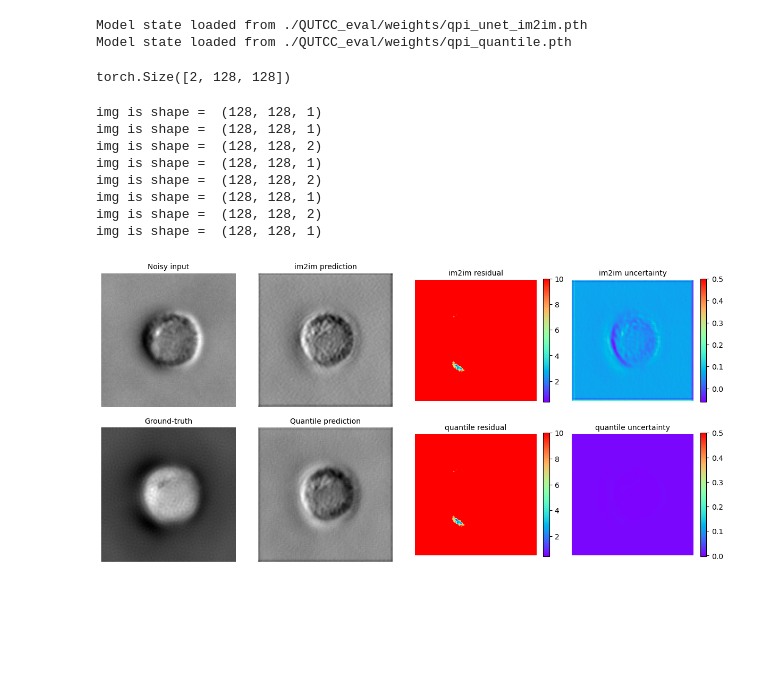
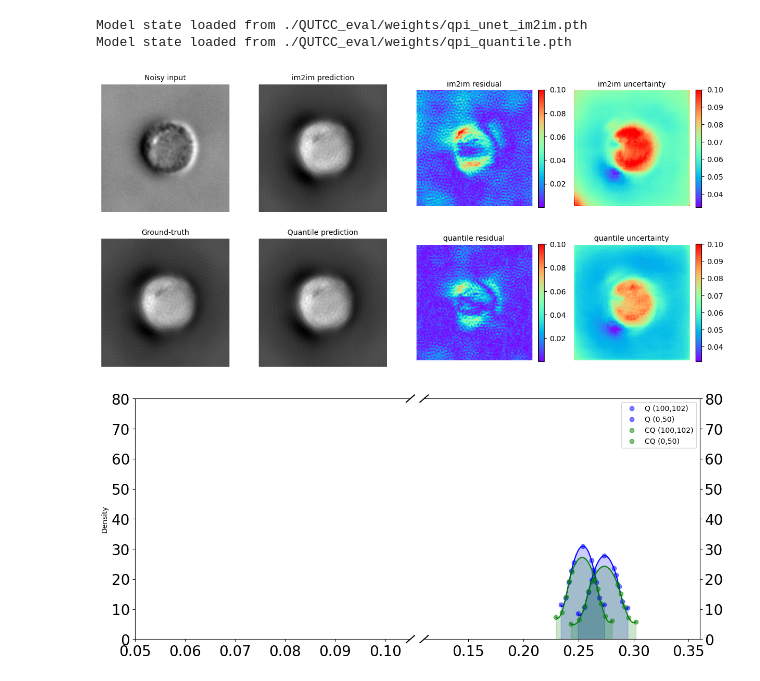
Before and after one commit to 25benjaminli/QUTCC-UQ, a Jupyter notebook: quickstart.ipynb, the cells around one changed output. Drawn from its saved outputs; the diff is of its cells as text; code cells hidden in the pictures; blank space fills up the shorter version.

```diff
--- a/quickstart.ipynb
+++ b/quickstart.ipynb
@@ -54,21 +54,21 @@ quantile_levels_conformal = config['quantile_levels_conformal']
 
 # #Load in clean/noisy image + tuned model checkpoint
 if experiment_name == "QPI":
-    noisy1 = torch.tensor(cv2.imread(config['noisy_img_1'], cv2.IMREAD_GRAYSCALE).astype(np.float32))
-    noisy2 = torch.tensor(cv2.imread(config['noisy_img_2'], cv2.IMREAD_GRAYSCALE).astype(np.float32))
-    noisy = torch.stack([noisy1, noisy2])
-    ground_truth = torch.tensor(cv2.imread(config['clean_img'], cv2.IMREAD_GRAYSCALE).astype(np.float32)).unsqueeze(0)
-    ground_truth = ground_truth.repeat(2, 1, 1)
+    noisy1 = torch.tensor(cv2.imread(config['noisy_img_1'], cv2.IMREAD_GRAYSCALE).astype(np.float32) / 255.0)
+    noisy2 = torch.tensor(cv2.imread(config['noisy_img_2'], cv2.IMREAD_GRAYSCALE).astype(np.float32) / 255.0)
+    noisy = torch.stack([noisy1, noisy2]).unsqueeze(0)
 
-    im2im_deep = create_model(net = "unet_im2im",in_channels = 2, device = device)
+    ground_truth = torch.tensor(cv2.imread(config['clean_img'], cv2.IMREAD_GRAYSCALE).astype(np.float32) / 255.0).unsqueeze(0)
+    ground_truth = ground_truth.repeat(2, 1, 1).unsqueeze(0)
+
+    im2im_deep = create_model(net = "unet_im2im", in_channels = 2, device = device)
     im2im_deep = load_model_state(im2im_deep, im2im_deep_path, device)
 
     qutcc = create_model(net = "unet_quantile", in_channels = 2, device = device)
     qutcc = load_model_state(qutcc, qutcc_path, device)
-
 else:
-    noisy = torch.tensor(cv2.imread(config['noisy_img'], cv2.IMREAD_GRAYSCALE).astype(np.float32))
-    ground_truth = torch.tensor(cv2.imread(config['clean_img'], cv2.IMREAD_GRAYSCALE).astype(np.float32))
+    noisy = torch.tensor(cv2.imread(config['noisy_img'], cv2.IMREAD_GRAYSCALE).astype(np.float32) / 255.0)
+    ground_truth = torch.tensor(cv2.imread(config['clean_img'], cv2.IMREAD_GRAYSCALE).astype(np.float32) / 255.0)
 
     im2im_deep = create_model(net = "unet_im2im", device = device)
     im2im_deep = load_model_state(im2im_deep, im2im_deep_path, device)
@@ -78,37 +78,30 @@ else:
 # %% [output]
 Model state loaded from ./QUTCC_eval/weights/qpi_unet_im2im.pth
 Model state loaded from ./QUTCC_eval/weights/qpi_quantile.pth
-# %%
-noisy.shape
-# %% [output]
-torch.Size([2, 128, 128])
 # %%
 #Visualization
-fig, ax = plot_visualization(noisy.unsqueeze(0), ground_truth.unsqueeze(0), im2im_model=im2im_deep,
+fig, ax = plot_visualization(noisy, ground_truth, im2im_model=im2im_deep,
                     quantile_model=qutcc, im2im_lam=im2im_deep_lambda, lower_q=lower_q, upper_q=upper_q,
-                    device=device, residual_vmax=10, uncertainty_vmax=0.5, exp_type= experiment_name, save=False)
+                    device=device, residual_vmax=0.1, uncertainty_vmax=0.1, exp_type= experiment_name, save=False)
 plt.show()
 # %% [output]
-img is shape =  (128, 128, 1)
-img is shape =  (128, 128, 1)
-img is shape =  (128, 128, 2)
-img is shape =  (128, 128, 1)
-img is shape =  (128, 128, 2)
-img is shape =  (128, 128, 1)
-img is shape =  (128, 128, 2)
-img is shape =  (128, 128, 1)
-[figure, old version]
+[figure, new version]
 # %%
+if experiment_name == "QPI":
+    noisy_tensor = noisy[:, 0, :, :]
+
 fig = create_broken_axis_pdf_plot(
         quantile_model=qutcc,
         noisy_tensor=noisy,
         quantile_levels=quantile_levels,
         quantile_levels_conformal=quantile_levels_conformal,
         device=device,
-        pixel_coords=[(100, 102), (431, 400)],
+        pixel_coords=[(100, 102), (0, 50)],
         xlim_left=(0.05, 0.105),
         xlim_right=(0.11, 0.36),
         ylim=(0, 80),
         figsize=(14, 6)
     )
 plt.show()
+# %% [output]
+[figure, added]
```
Also changed, not shown: 1 other file.
